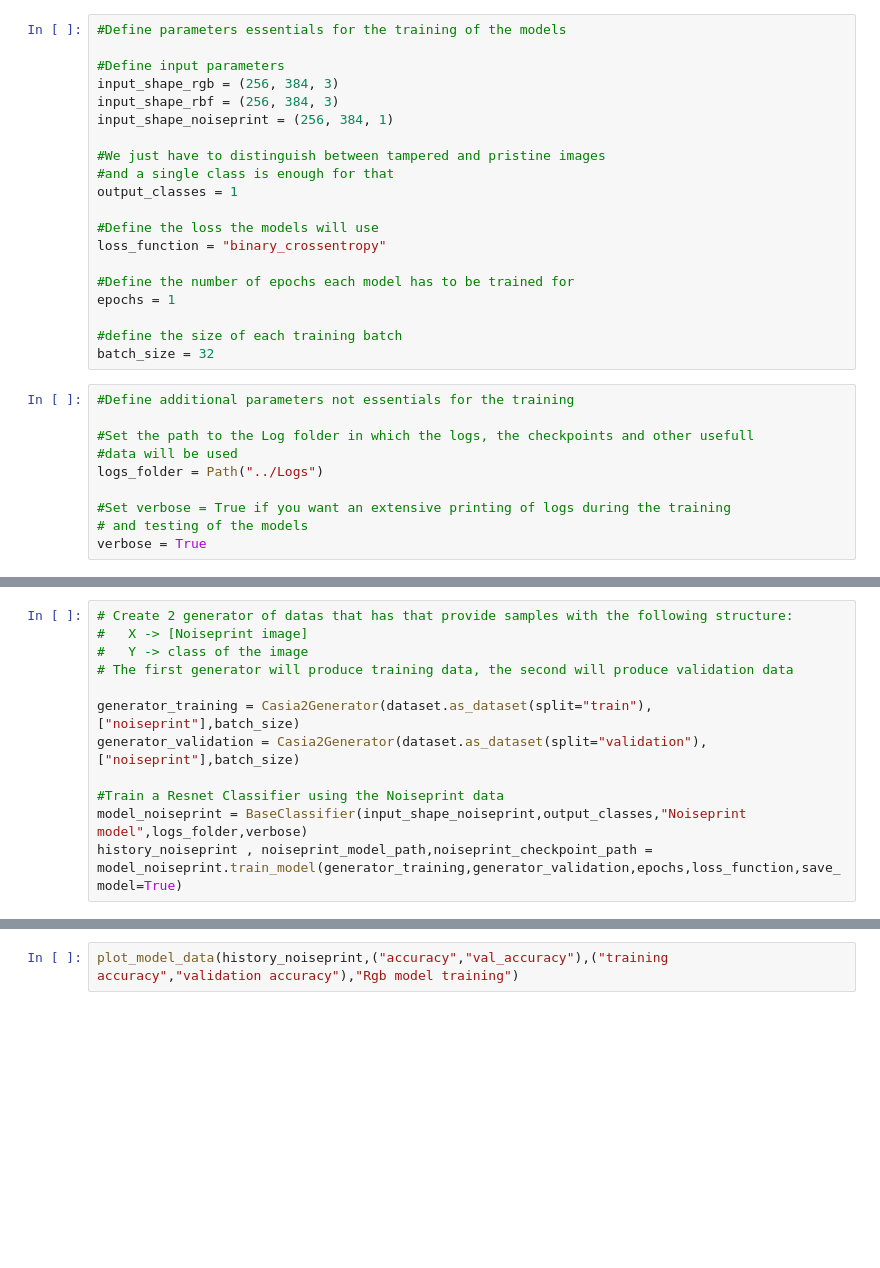
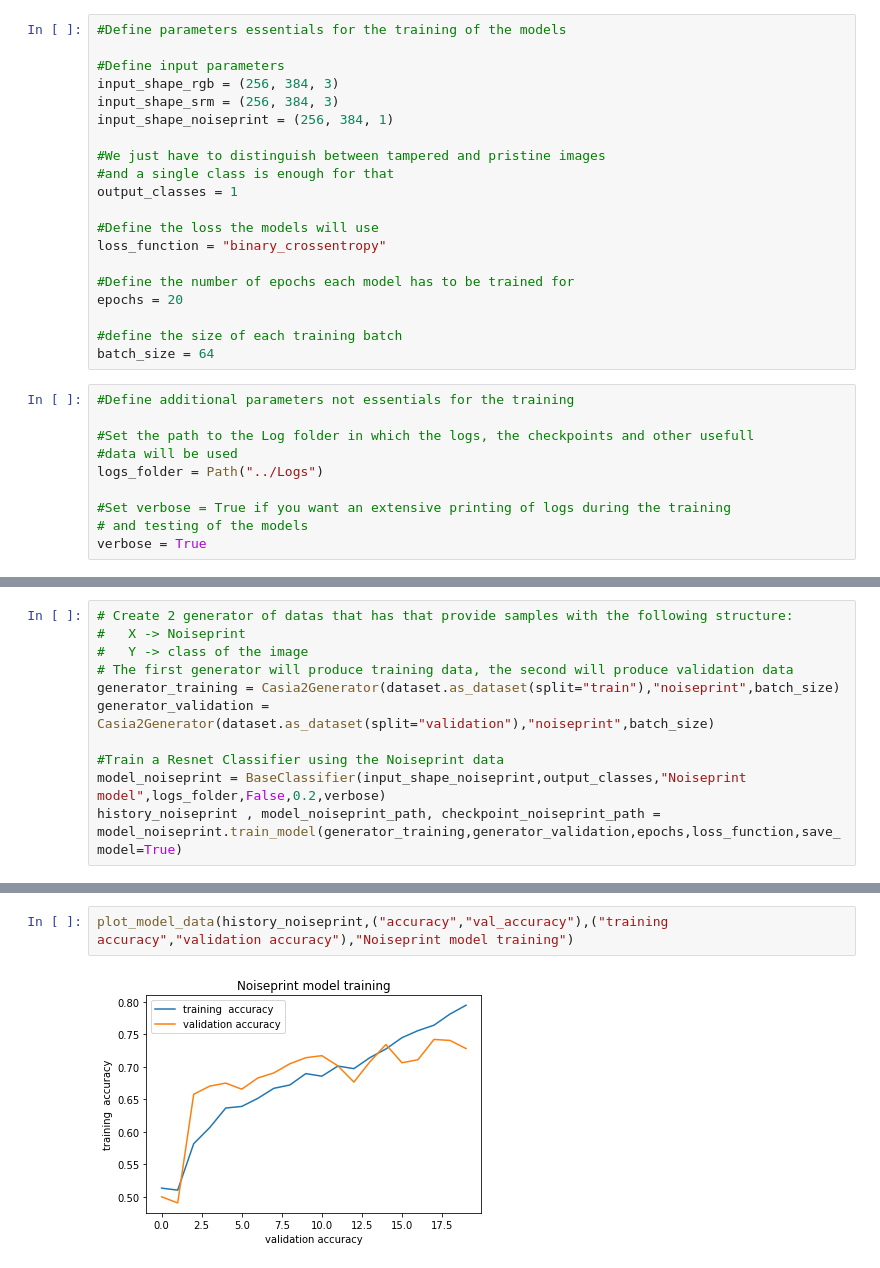
Before and after one commit to GianlucaDeStefano/forgerydetectionproject, a Jupyter notebook: notebook.ipynb, the cells around one changed output, grey strips where cells are left out. Saved outputs shown, nothing was run; the diff lists cells and outputs as text; blank space fills up the shorter version.

```diff
--- a/notebook.ipynb
+++ b/notebook.ipynb
@@ -62,7 +47,7 @@ for sample in samples:
 
 #Define input parameters
 input_shape_rgb = (256, 384, 3)
-input_shape_rbf = (256, 384, 3)
+input_shape_srm = (256, 384, 3)
 input_shape_noiseprint = (256, 384, 1)
 
 #We just have to distinguish between tampered and pristine images
@@ -73,10 +58,10 @@ output_classes = 1
 loss_function = "binary_crossentropy"
 
 #Define the number of epochs each model has to be trained for
-epochs = 1
+epochs = 20
 
 #define the size of each training batch
-batch_size = 32
+batch_size = 64
 # %%
 #Define additional parameters not essentials for the training
 
@@ -103,12 +108,11 @@ plot_model_data(history_rgb,("accuracy","val_accuracy"),("training  accuracy","v
 # %%
 # Create 2 generator of datas that has that provide samples with the following structure:
-#   X -> [Noiseprint image]
+#   X -> Noiseprint
 #   Y -> class of the image
 # The first generator will produce training data, the second will produce validation data
-
-generator_training = Casia2Generator(dataset.as_dataset(split="train"),["noiseprint"],batch_size)
-generator_validation = Casia2Generator(dataset.as_dataset(split="validation"),["noiseprint"],batch_size)
+generator_training = Casia2Generator(dataset.as_dataset(split="train"),"noiseprint",batch_size)
+generator_validation = Casia2Generator(dataset.as_dataset(split="validation"),"noiseprint",batch_size)
 
 #Train a Resnet Classifier using the Noiseprint data
-model_noiseprint = BaseClassifier(input_shape_noiseprint,output_classes,"Noiseprint model",logs_folder,verbose)
-history_noiseprint , noiseprint_model_path,noiseprint_checkpoint_path =  model_noiseprint.train_model(generator_training,generator_validation,epochs,loss_function,save_model=True)
+model_noiseprint = BaseClassifier(input_shape_noiseprint,output_classes,"Noiseprint model",logs_folder,False,0.2,verbose)
+history_noiseprint , model_noiseprint_path, checkpoint_noiseprint_path = model_noiseprint.train_model(generator_training,generator_validation,epochs,loss_function,save_model=True)
@@ -115,2 +137,4 @@ history_noiseprint , noiseprint_model_path,noiseprint_checkpoint_path =  model_n
 # %%
-plot_model_data(history_noiseprint,("accuracy","val_accuracy"),("training  accuracy","validation accuracy"),"Rgb model training")
+plot_model_data(history_noiseprint,("accuracy","val_accuracy"),("training  accuracy","validation accuracy"),"Noiseprint model training")
+# %% [output]
+[figure, added]
```
Also changed, not shown: parts of 13 cells of this notebook, 8 other files.
